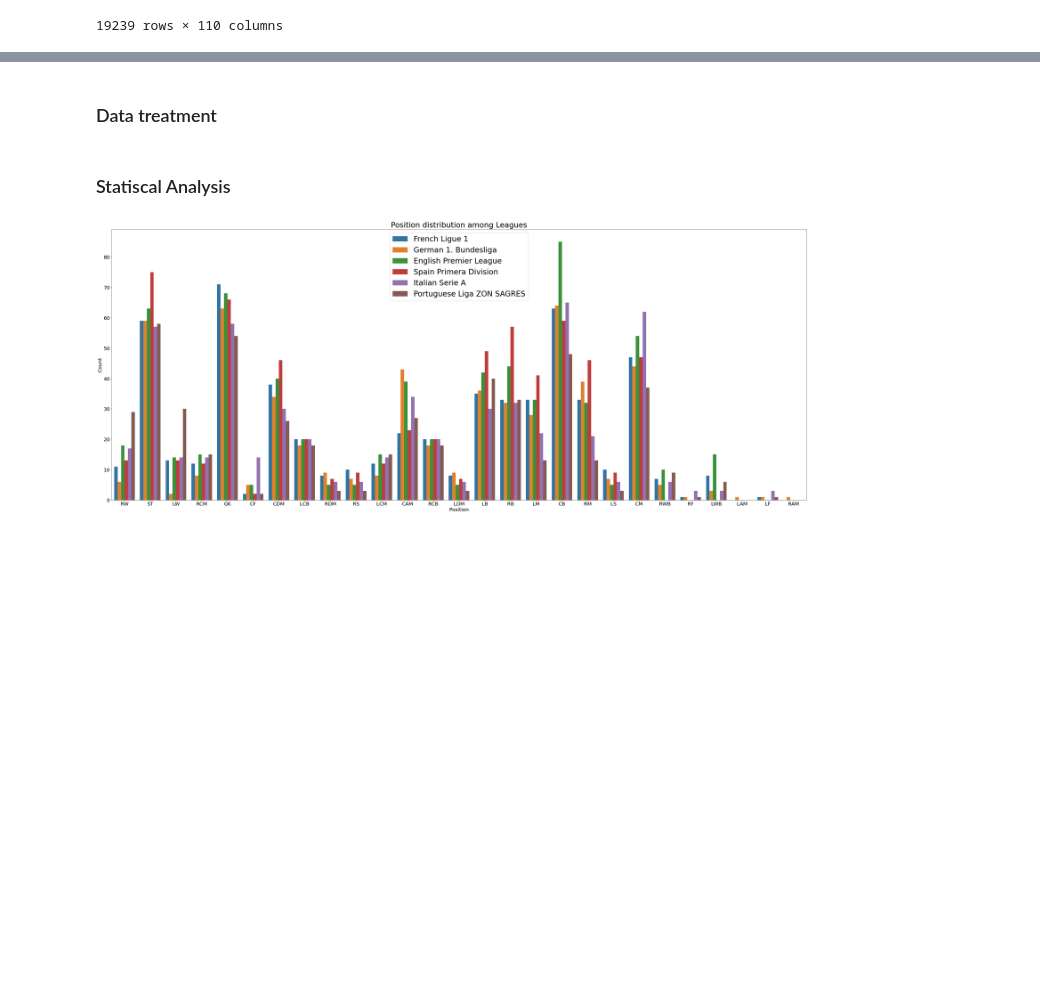
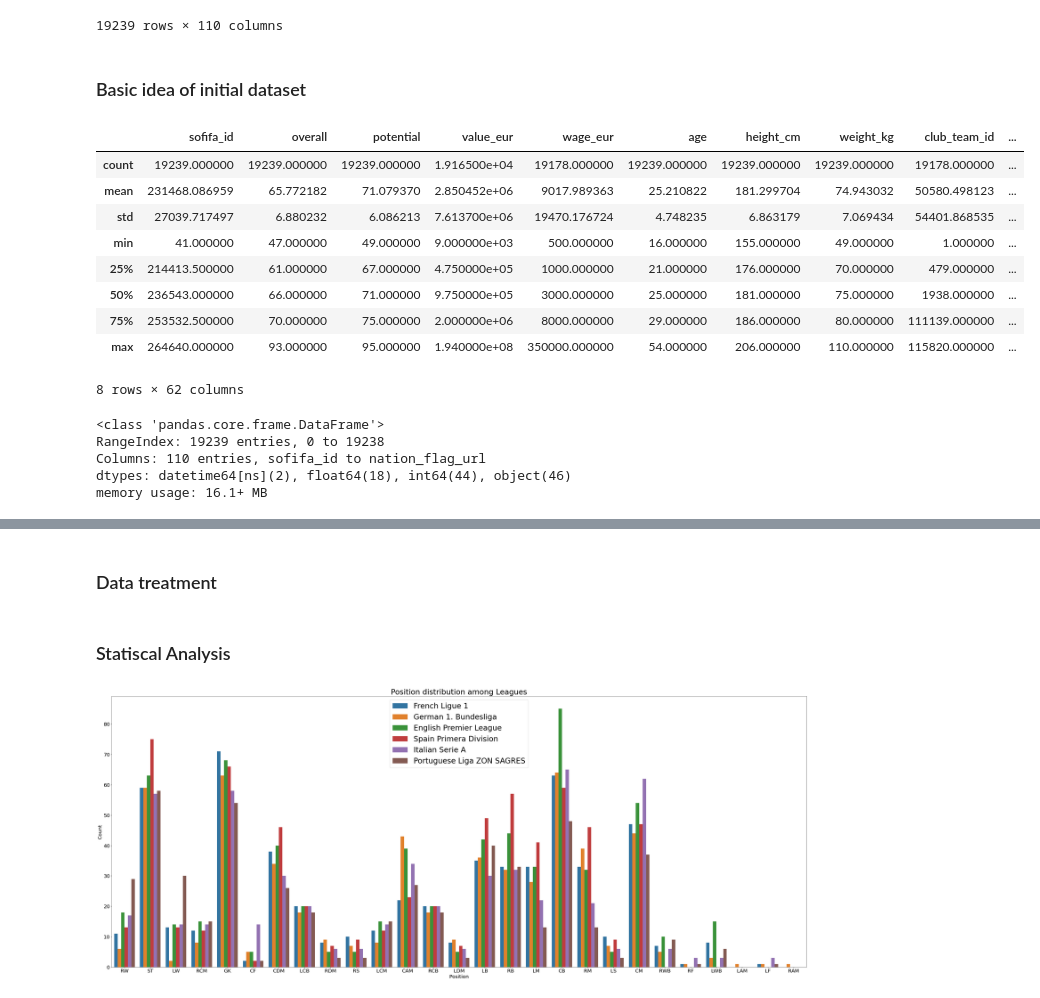
Before and after one commit to DMeneses01/IACH-project, a Jupyter notebook: code/recsys_football.ipynb, the cells around one changed output, grey strips where cells are left out. Saved outputs shown, nothing was run; the diff lists cells and outputs as text; code cells hidden in the pictures; blank space fills up the shorter version.

```diff
--- a/code/recsys_football.ipynb
+++ b/code/recsys_football.ipynb
@@ -34,3 +34,26 @@ def readData(fileName):
 | 19237 | 262820 | https://sofifa.com/player/262820/... | L. Rudden | Luke Rudden | ST | 47 | 60 | 110000.0 | ... |
 | 19238 | 264540 | https://sofifa.com/player/264540/... | E. Lalchhanchhuaha | Emanuel Lalchhanchhuaha | CAM | 47 | 60 | 110000.0 | ... |
 19239 rows × 110 columns
+# %% [markdown]
+### Basic idea of initial dataset
+# %%
+dataFrame.describe()
+# %% [output]
+|  | sofifa_id | overall | potential | value_eur | wage_eur | age | height_cm | weight_kg | club_team_id | ... |
+| count | 19239.000000 | 19239.000000 | 19239.000000 | 1.916500e+04 | 19178.000000 | 19239.000000 | 19239.000000 | 19239.000000 | 19178.000000 | ... |
+| mean | 231468.086959 | 65.772182 | 71.079370 | 2.850452e+06 | 9017.989363 | 25.210822 | 181.299704 | 74.943032 | 50580.498123 | ... |
+| std | 27039.717497 | 6.880232 | 6.086213 | 7.613700e+06 | 19470.176724 | 4.748235 | 6.863179 | 7.069434 | 54401.868535 | ... |
+| min | 41.000000 | 47.000000 | 49.000000 | 9.000000e+03 | 500.000000 | 16.000000 | 155.000000 | 49.000000 | 1.000000 | ... |
+| 25% | 214413.500000 | 61.000000 | 67.000000 | 4.750000e+05 | 1000.000000 | 21.000000 | 176.000000 | 70.000000 | 479.000000 | ... |
+| 50% | 236543.000000 | 66.000000 | 71.000000 | 9.750000e+05 | 3000.000000 | 25.000000 | 181.000000 | 75.000000 | 1938.000000 | ... |
+| 75% | 253532.500000 | 70.000000 | 75.000000 | 2.000000e+06 | 8000.000000 | 29.000000 | 186.000000 | 80.000000 | 111139.000000 | ... |
+| max | 264640.000000 | 93.000000 | 95.000000 | 1.940000e+08 | 350000.000000 | 54.000000 | 206.000000 | 110.000000 | 115820.000000 | ... |
+8 rows × 62 columns
+# %%
+dataFrame.info()
+# %% [output]
+<class 'pandas.core.frame.DataFrame'>
+RangeIndex: 19239 entries, 0 to 19238
+Columns: 110 entries, sofifa_id to nation_flag_url
+dtypes: datetime64[ns](2), float64(18), int64(44), object(46)
+memory usage: 16.1+ MB
```
Also changed, not shown: parts of 8 cells of this notebook.
